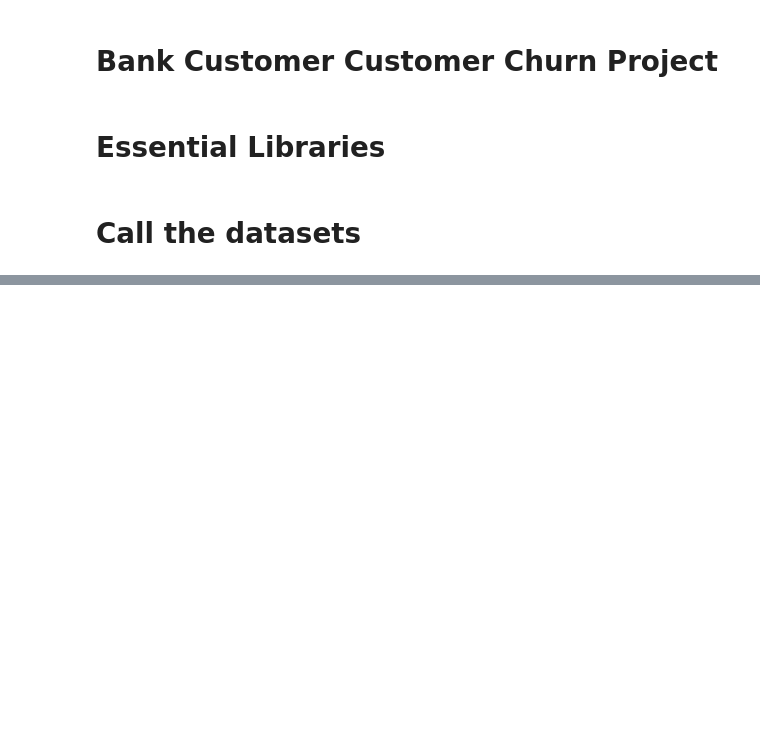
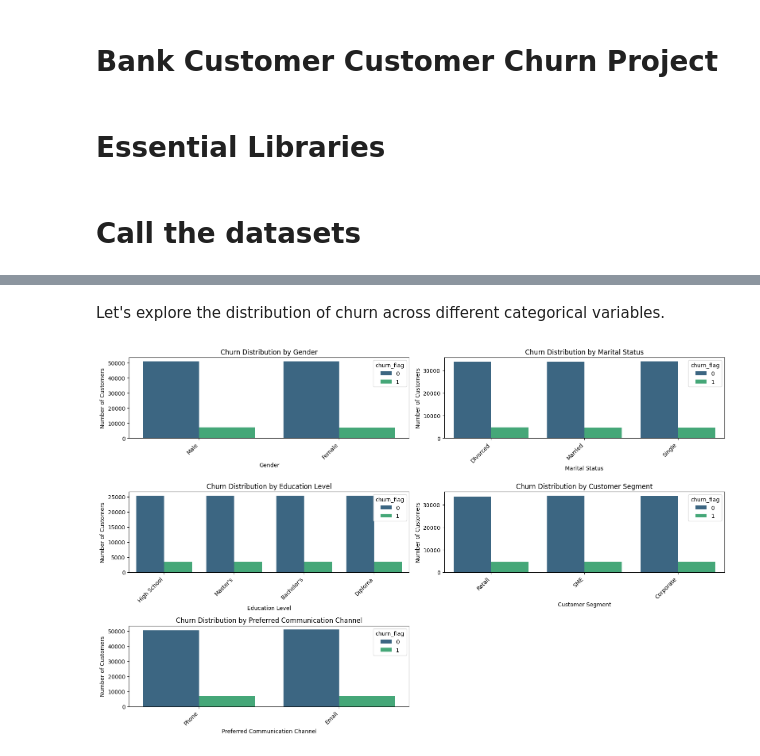
Before and after one commit to talhaakbar1036/DecodeLabs_bank_customer_churn_ml_project, a Jupyter notebook: Bank_Customer_Churn_ml_project.ipynb, the cells around one changed output, grey strips where cells are left out. Cells and saved outputs as stored; diff of their text form; code cells hidden in the pictures; blank space fills up the shorter version.

```diff
--- a/Bank_Customer_Churn_ml_project.ipynb
+++ b/Bank_Customer_Churn_ml_project.ipynb
@@ -106,0 +111,17 @@ dtype: int64
+# %% [markdown]
+Let's explore the distribution of churn across different categorical variables.
+# %%
+categorical_cols = ['gender', 'marital_status', 'education_level', 'customer_segment', 'preferred_communication_channel']
+
+plt.figure(figsize=(16, 10))
+for i, col in enumerate(categorical_cols, 1):
+    plt.subplot(3, 2, i)
+    sns.countplot(x=col, hue='churn_flag', data=bank_data_copy, palette='viridis')
+    plt.title(f'Churn Distribution by {col.replace("_", " ").title()}')
+    plt.xlabel(col.replace("_", " ").title())
+    plt.ylabel('Number of Customers')
+    plt.xticks(rotation=45, ha='right')
+plt.tight_layout()
+plt.show()
+# %% [output]
+[figure, added]
```
Also changed, not shown: parts of 32 cells of this notebook, 1 other file.
